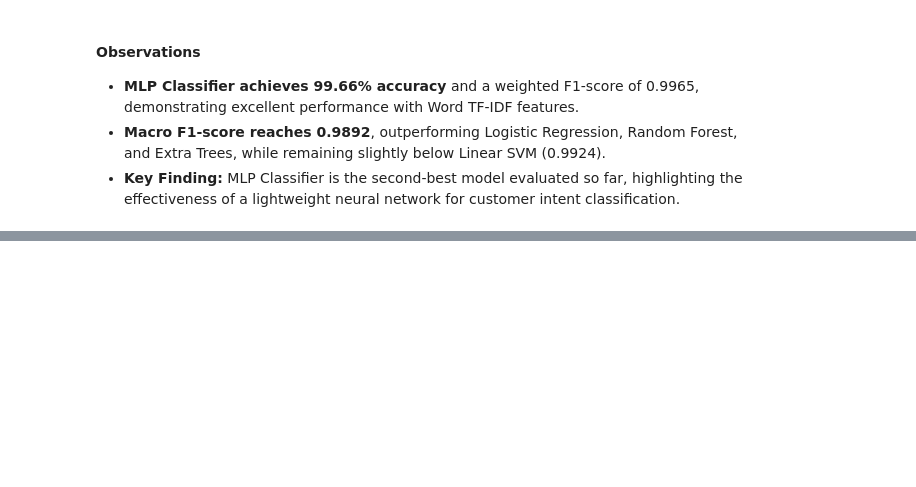
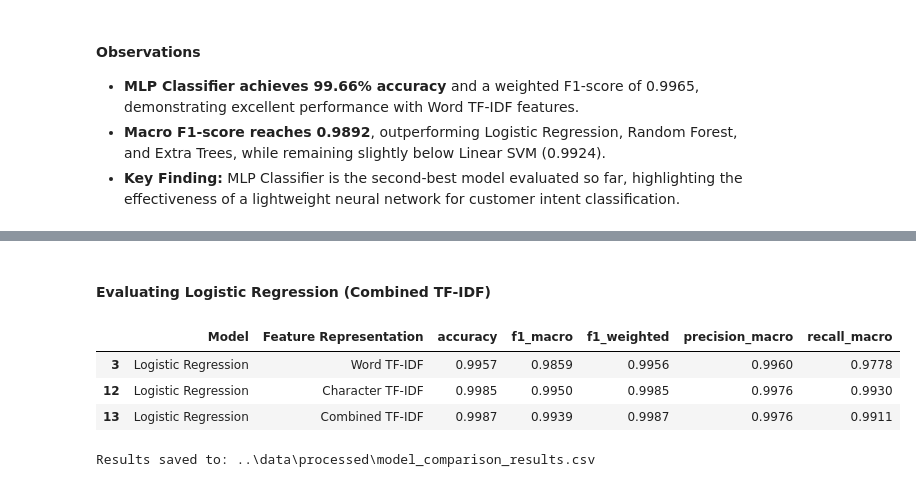
Before and after one commit to TejasMJ/Customer-Support-Intent-Intelligence, a Jupyter notebook: notebooks/05_model_development.ipynb, the cells around one changed output, grey strips where cells are left out. Cells and saved outputs as stored; diff of their text form; code cells hidden in the pictures; blank space fills up the shorter version.

```diff
--- a/notebooks/05_model_development.ipynb
+++ b/notebooks/05_model_development.ipynb
@@ -802,0 +991,59 @@ Results saved to: ..\data\processed\model_comparison_results.csv
+# %% [markdown]
+#### Evaluating Logistic Regression (Combined TF-IDF)
+# %%
+lr_combined_model = LogisticRegression(
+    C=1.0,
+    max_iter=1000,
+    solver="lbfgs",
+    random_state=42
+)
+
+lr_combined_cv_results = cross_validate(
+    lr_combined_model,
+    X_train_combined,
+    y_train,
+    cv=cv,
+    scoring=scoring,
+    n_jobs=-1
+)
+
+lr_combined_metrics = {
+    metric: lr_combined_cv_results[f"test_{metric}"].mean()
+    for metric in scoring
+}
+
+with mlflow.start_run(run_name="Logistic Regression - Combined TF-IDF"):
+    mlflow.log_params({
+        "model": "LogisticRegression",
+        "C": 1.0,
+        "max_iter": 1000,
+        "solver": "lbfgs",
+        "feature_representation": "combined_tfidf",
+        "cv_folds": 5
+    })
+
+    for metric, value in lr_combined_metrics.items():
+        mlflow.log_metric(f"cv_{metric}", value)
+
+model_results.append({
+    "Model": "Logistic Regression",
+    "Feature Representation": "Combined TF-IDF",
+    **lr_combined_metrics
+})
+
+results_df = pd.DataFrame(model_results)
+results_df.to_csv(results_path, index=False)
+
+display(
+    results_df[
+        results_df["Model"] == "Logistic Regression"
+    ].round(4)
+)
+
+print(f"\nResults saved to: {results_path}")
+# %% [output]
+|  | Model | Feature Representation | accuracy | f1_macro | f1_weighted | precision_macro | recall_macro |
+| 3 | Logistic Regression | Word TF-IDF | 0.9957 | 0.9859 | 0.9956 | 0.9960 | 0.9778 |
+| 12 | Logistic Regression | Character TF-IDF | 0.9985 | 0.9950 | 0.9985 | 0.9976 | 0.9930 |
+| 13 | Logistic Regression | Combined TF-IDF | 0.9987 | 0.9939 | 0.9987 | 0.9976 | 0.9911 |
+Results saved to: ..\data\processed\model_comparison_results.csv
```
Also changed, not shown: parts of 13 cells of this notebook.
